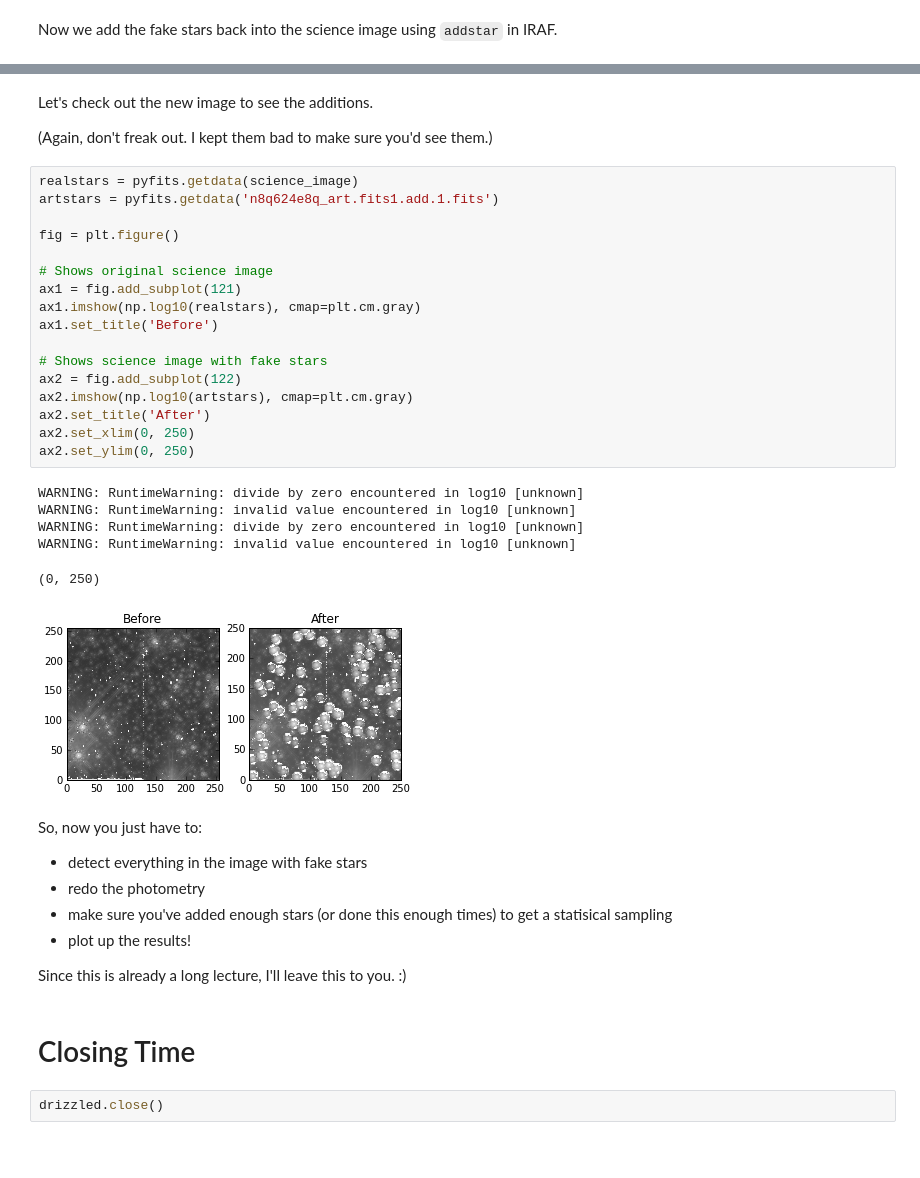
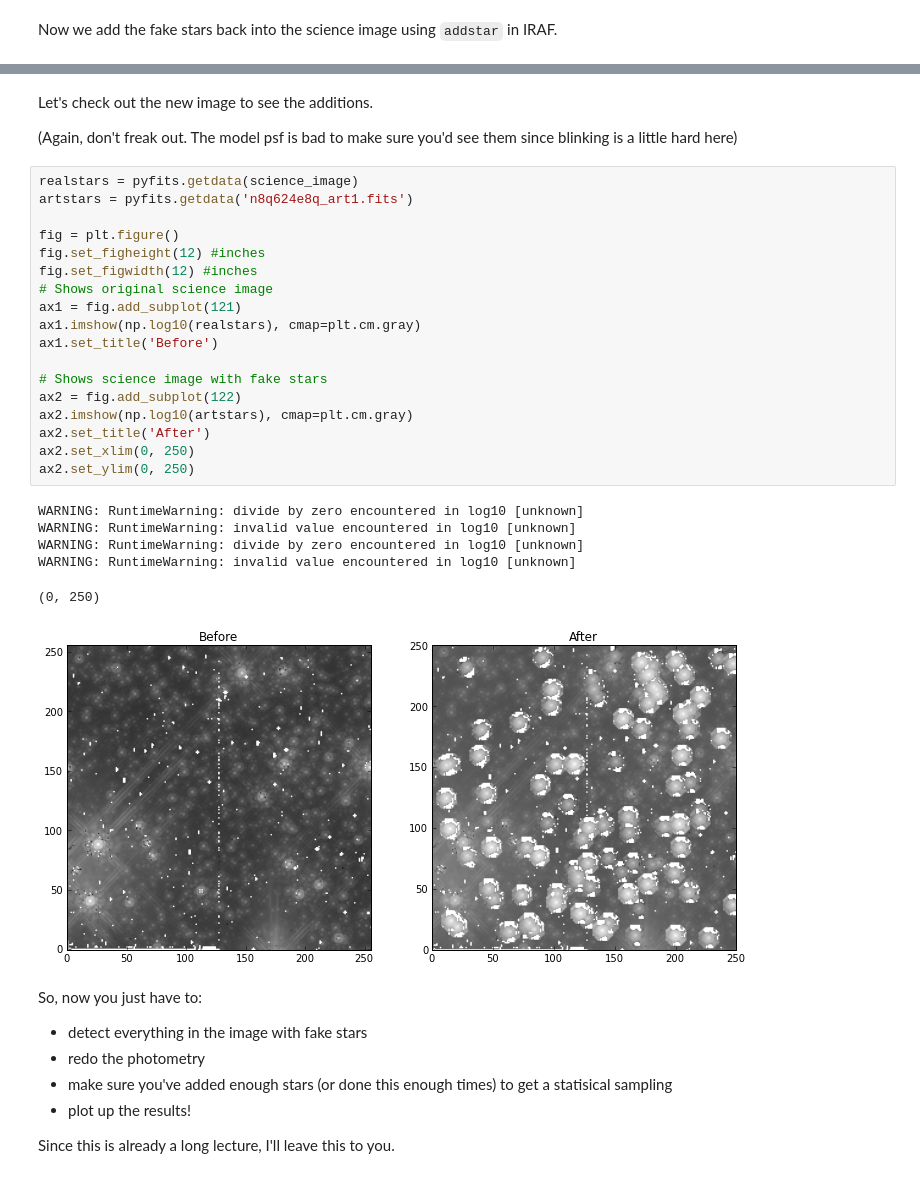
Before and after one commit to spacetelescope/scientific-python-training-2012, a Jupyter notebook: lecture_notebooks/Session4_phot_2.ipynb, the cells around one changed output, grey strips where cells are left out. Drawn from its saved outputs; the diff is of its cells as text; blank space fills up the shorter version.

Commit message:
updates to session 4 lecture

```diff
--- a/lecture_notebooks/Session4_phot_2.ipynb
+++ b/lecture_notebooks/Session4_phot_2.ipynb
@@ -766,31 +805,32 @@ OUTPUT IMAGE: n8q624e8q_art.fits1.add.3.fits
 # %% [markdown]
 Let's check out the new image to see the additions.
 
-(Again, don't freak out. I kept them bad to make sure you'd see them.)
+(Again, don't freak out. The model psf is bad to make sure you'd see them since blinking is a little hard here)
 # %%
 realstars = pyfits.getdata(science_image)
-artstars = pyfits.getdata('n8q624e8q_art.fits1.add.1.fits')
+artstars = pyfits.getdata('n8q624e8q_art1.fits')
 
 fig = plt.figure()
-
+fig.set_figheight(12) #inches
+fig.set_figwidth(12) #inches
 # Shows original science image
 ax1 = fig.add_subplot(121)
 ax1.imshow(np.log10(realstars), cmap=plt.cm.gray)
 ax1.set_title('Before')
 
 # Shows science image with fake stars
 ax2 = fig.add_subplot(122)
 ax2.imshow(np.log10(artstars), cmap=plt.cm.gray)
 ax2.set_title('After')
 ax2.set_xlim(0, 250)
 ax2.set_ylim(0, 250)
 # %% [output]
 WARNING: RuntimeWarning: divide by zero encountered in log10 [unknown]
 WARNING: RuntimeWarning: invalid value encountered in log10 [unknown]
 WARNING: RuntimeWarning: divide by zero encountered in log10 [unknown]
 WARNING: RuntimeWarning: invalid value encountered in log10 [unknown]
 (0, 250)
-[figure, old version]
+[figure, new version]
 # %% [markdown]
 So, now you just have to:
 
@@ -799,8 +839,4 @@ So, now you just have to:
 * make sure you've added enough stars (or done this enough times) to get a statisical sampling
 * plot up the results!
 
-Since this is already a long lecture, I'll leave this to you. :)
+Since this is already a long lecture, I'll leave this to you.
-# %% [markdown]
-# Closing Time
-# %%
-drizzled.close()
```
Also changed, not shown: parts of 45 cells of this notebook.
